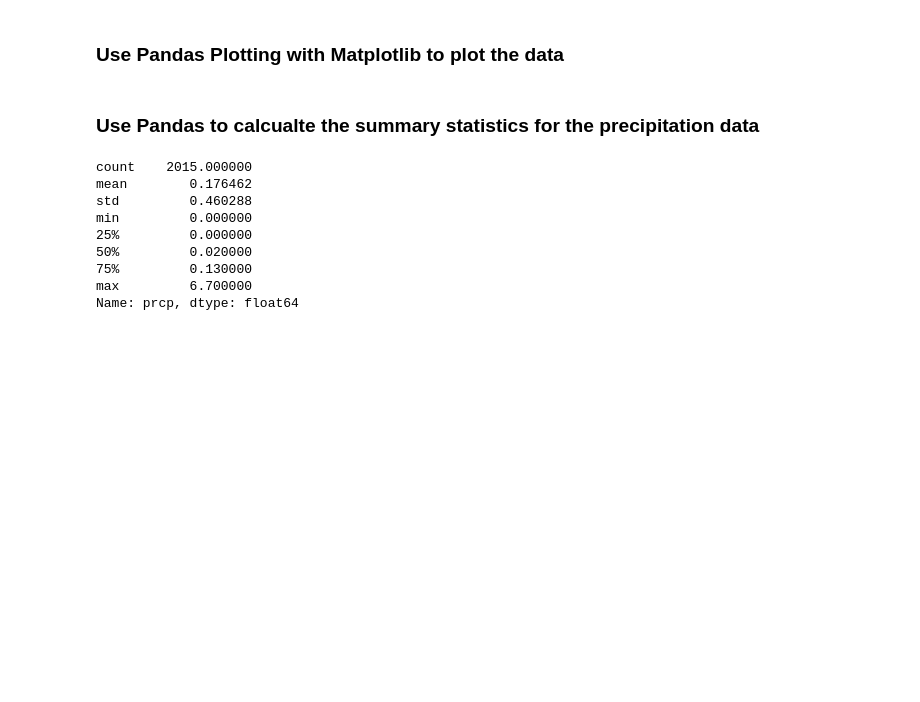
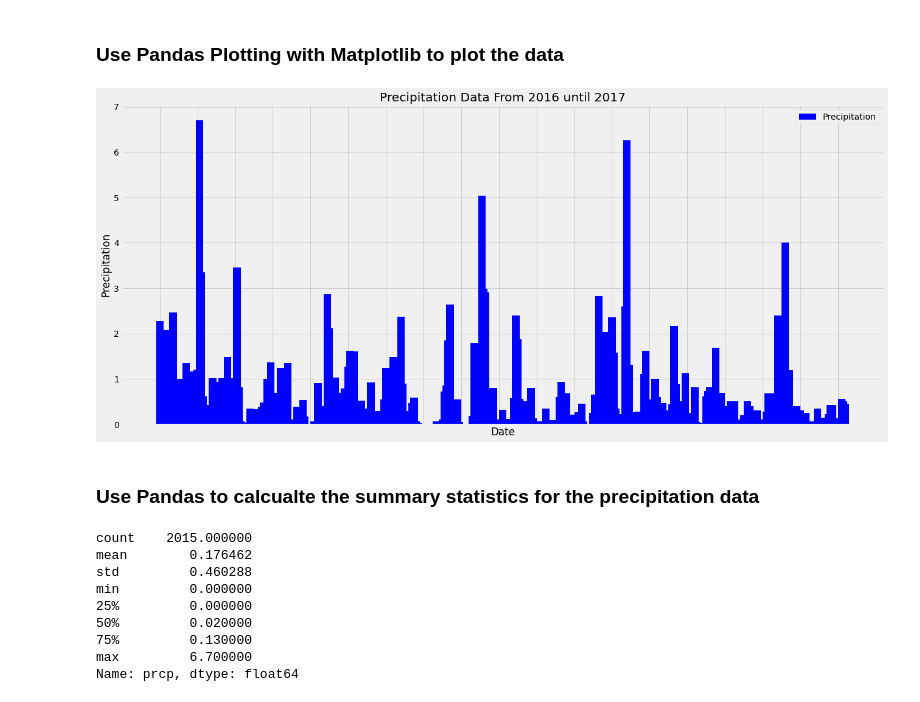
Before and after one commit to pparashar68/sqlalchemy-challenge, a Jupyter notebook: climate_starter.ipynb, the cells around one changed output. Drawn from its saved outputs; the diff is of its cells as text; code cells hidden in the pictures; blank space fills up the shorter version.

```diff
--- a/climate_starter.ipynb
+++ b/climate_starter.ipynb
@@ -153,0 +126,3 @@ df_query_date_idx.sort_index().head(5)
+# %%
+sorted_df_prcp = df_query_date_idx.sort_index()
+sorted_df_prcp.head(3)
@@ -154,5 +135,22 @@ df_query_date_idx.sort_index().head(5)
 # %% [markdown]
 ### Use Pandas Plotting with Matplotlib to plot the data
+# %%
+xaxis = sorted_df_prcp.index.tolist()
+yaxis = sorted_df_prcp["prcp"].tolist()
+#plt.figure(figsize)
+plt.figure(figsize=(20,9))
+plt.tick_params(axis='x', which='both',labelbottom=False)
+major_ticks = np.arange(0,365,20)
+plt.xticks(major_ticks)
+plt.bar(xaxis,yaxis,width = 4 ,color='b',label='Precipitation', align='center')
+plt.xlabel("Date")
+plt.ylabel("Precipitation")
+plt.title(f'Precipitation Data From {last_year_date.year} until {max_date_in_db.year}')
+plt.legend()
+plt.grid(which='major', axis='both', linestyle='-')
+plt.show()
+# %% [output]
+[figure, added]
 # %% [markdown]
 ### Use Pandas to calcualte the summary statistics for the precipitation data
 # %%
```
Also changed, not shown: parts of 15 cells of this notebook.
